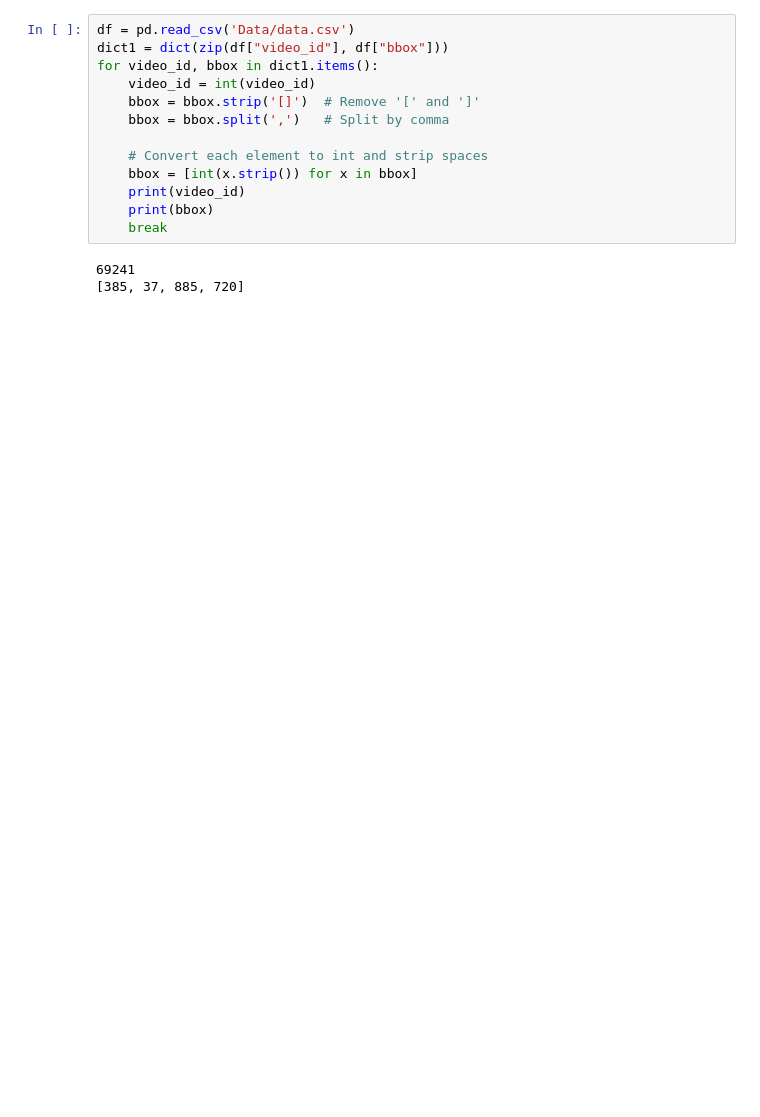
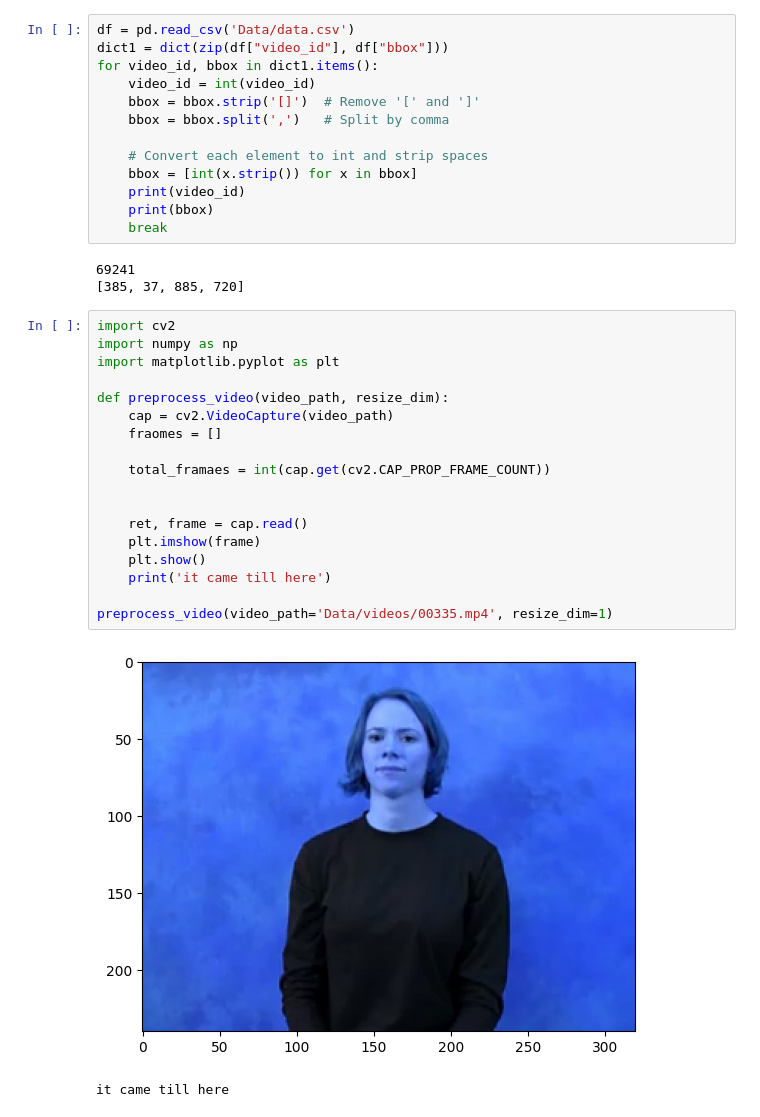
Before and after one commit to Vedant-07-jadhav/sign_language_detection, a Jupyter notebook: pokkaaa.ipynb, the cells around one changed output. Saved outputs shown, nothing was run; the diff lists cells and outputs as text; blank space fills up the shorter version.

```diff
--- a/pokkaaa.ipynb
+++ b/pokkaaa.ipynb
@@ -26,3 +26,24 @@ for video_id, bbox in dict1.items():
 # %% [output]
 69241
 [385, 37, 885, 720]
+# %%
+import cv2
+import numpy as np
+import matplotlib.pyplot as plt
+
+def preprocess_video(video_path, resize_dim):
+    cap = cv2.VideoCapture(video_path)
+    fraomes = []
+
+    total_framaes = int(cap.get(cv2.CAP_PROP_FRAME_COUNT))
+
+
+    ret, frame = cap.read()
+    plt.imshow(frame)
+    plt.show()
+    print('it came till here')
+
+preprocess_video(video_path='Data/videos/00335.mp4', resize_dim=1)
+# %% [output]
+[figure, added]
+it came till here
```
Also changed, not shown: 3 other files.
